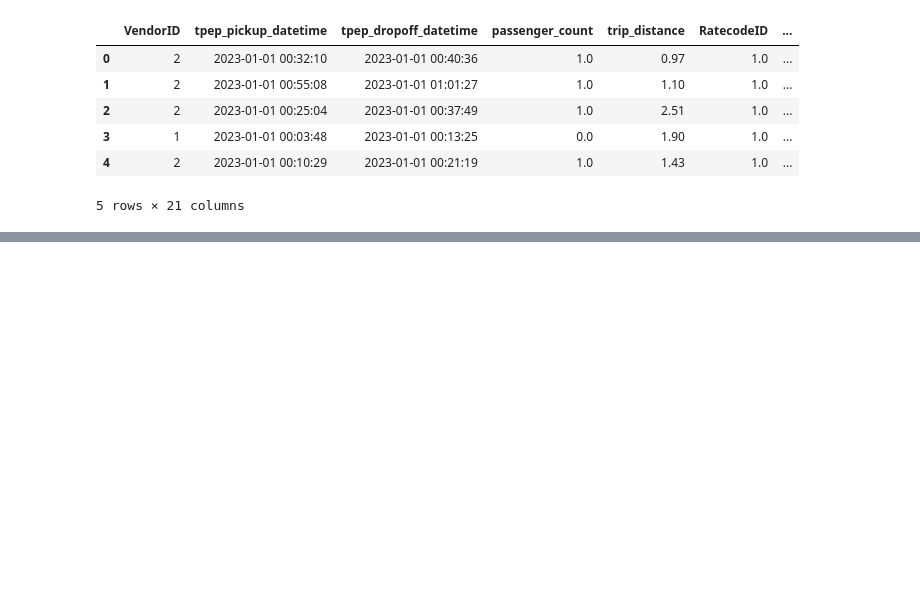
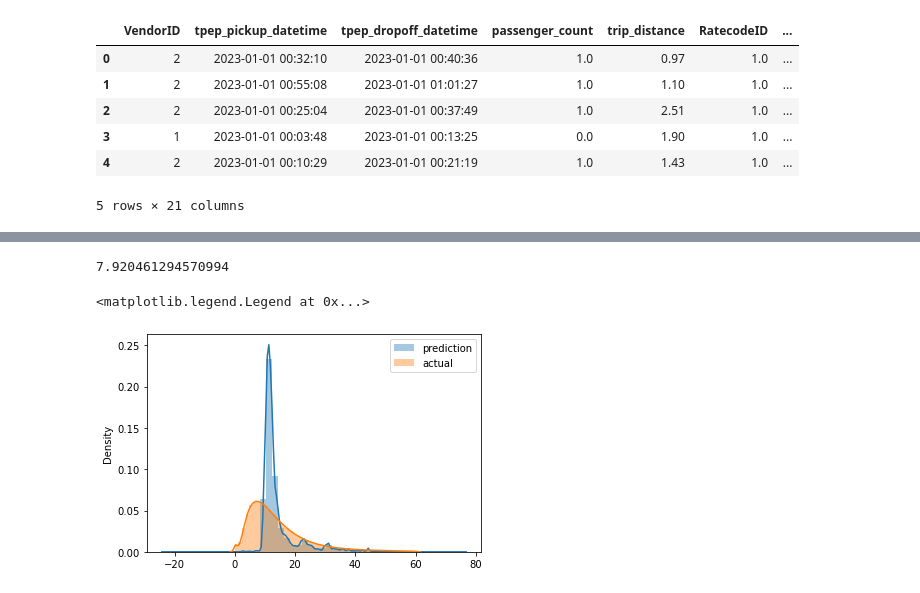
Before and after one commit to niran360/mlops-zoomcamp, a Jupyter notebook: 01-intro/homework.ipynb, the cells around one changed output, grey strips where cells are left out. Drawn from its saved outputs; the diff is of its cells as text; code cells hidden in the pictures; blank space fills up the shorter version.

Commit message:
nodel training

```diff
--- a/01-intro/homework.ipynb
+++ b/01-intro/homework.ipynb
@@ -132,0 +109,7 @@ list_of_dicts = df.to_dict('records')
+# %%
+categorical = ['PULocationID', 'DOLocationID']
+numerical = ['trip_distance']
+
+df[categorical] = df[categorical].astype(str)
+# %%
+train_dicts = df[categorical + numerical].to_dict(orient='records')
@@ -132,0 +120,21 @@ list_of_dicts = df.to_dict('records')
+# %%
+dv = DictVectorizer()
+X_train = dv.fit_transform(train_dicts)
+target = 'trip_duration_minutes'
+
+y_train =df[target].values
+lr =LinearRegression()
+lr.fit(X_train, y_train)
+
+y_pred = lr.predict(X_train)
+root_mean_squared_error(y_train, y_pred)
+# %% [output]
+7.920461294570994
+# %%
+sns.distplot(y_pred, label = 'prediction')
+sns.distplot(y_train, label = 'actual')
+
+plt.legend()
+# %% [output]
+<matplotlib.legend.Legend at 0x...>
+[figure, added]
```
Also changed, not shown: parts of 4 cells of this notebook.
